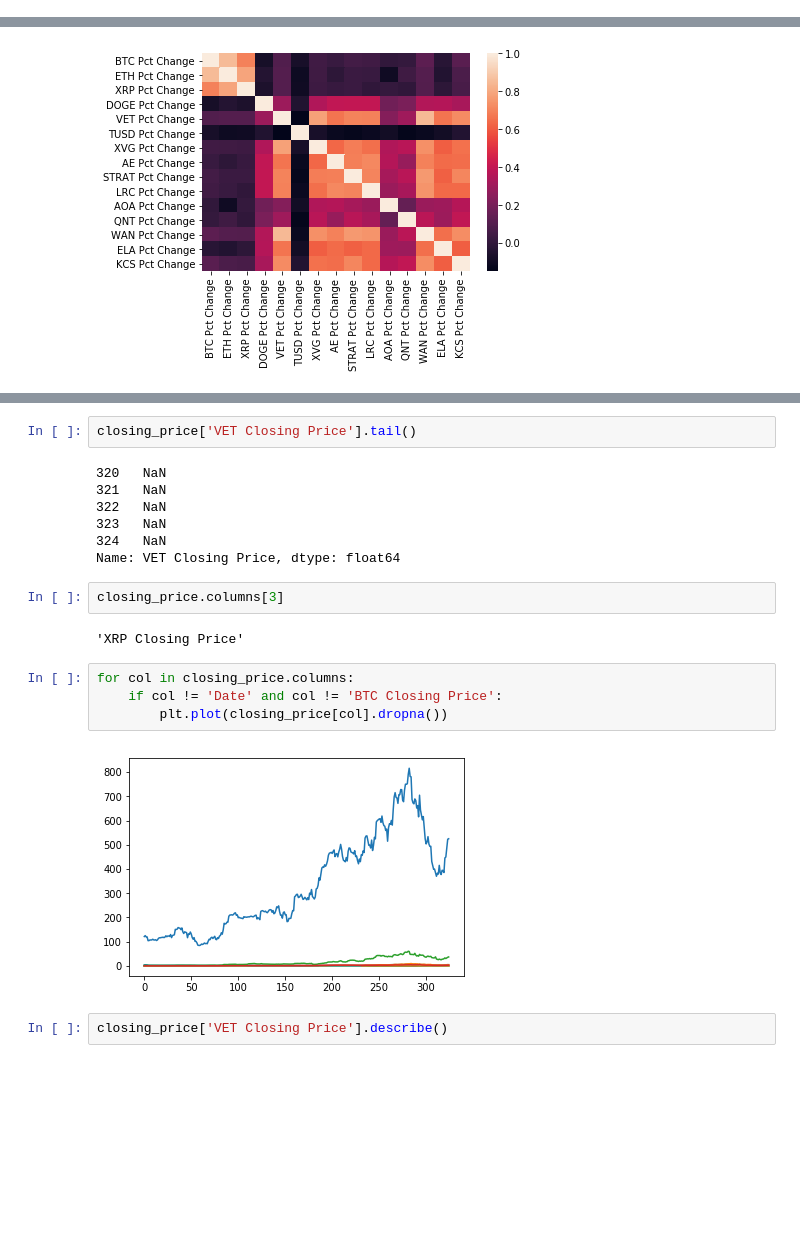
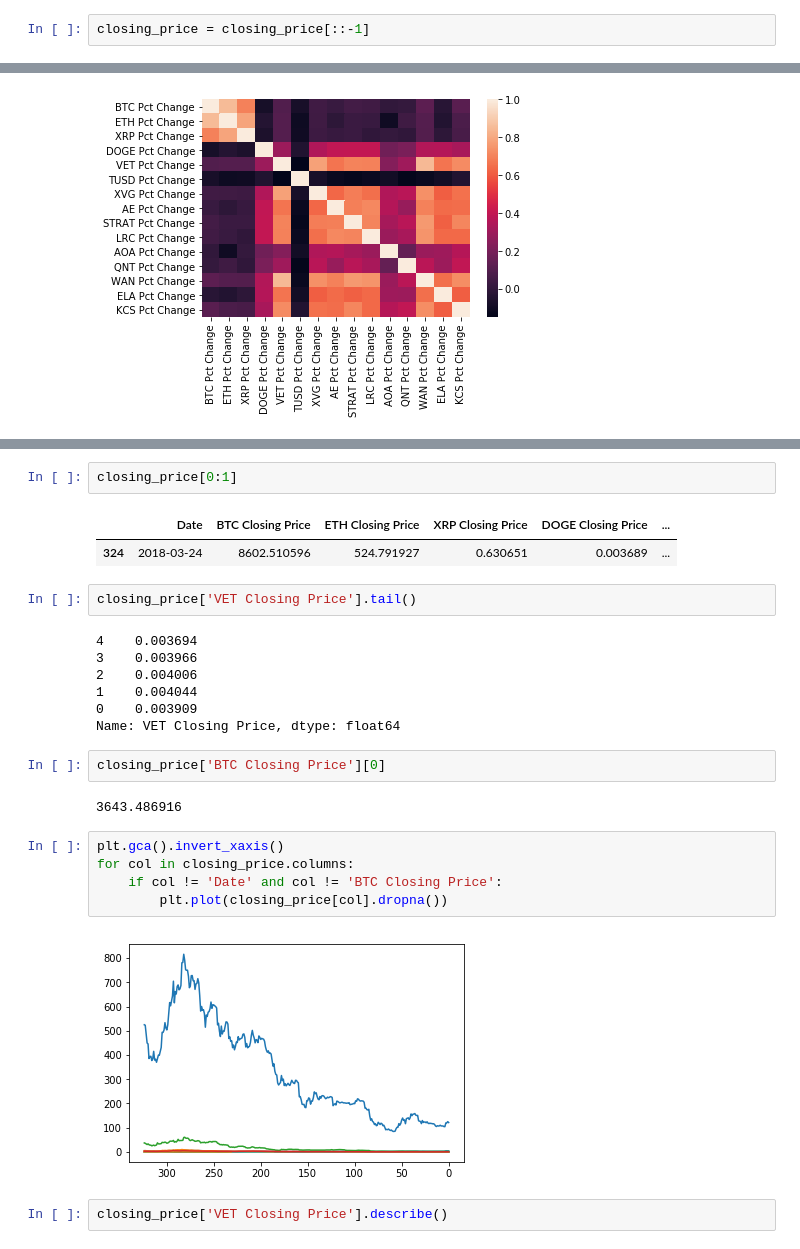
Before and after one commit to kevzha/CryptoAnalysis, a Jupyter notebook: Heatmaps_Graphing.ipynb, the cells around one changed output, grey strips where cells are left out. Cells and saved outputs as stored; diff of their text form; blank space fills up the shorter version.

Commit message:
reversing dataframe

```diff
--- a/Heatmaps_Graphing.ipynb
+++ b/Heatmaps_Graphing.ipynb
@@ -29,3 +23,5 @@ pct_change.corr()
+# %%
+closing_price = closing_price[::-1]
 # %%
 t3b3_heatmap = sns.heatmap(pct_change.corr(),
         xticklabels=pct_change.corr(),
@@ -42,22 +41,28 @@ closing_price.tail(2)
+# %%
+closing_price[0:1]
+# %% [output]
+|  | Date | BTC Closing Price | ETH Closing Price | XRP Closing Price | DOGE Closing Price | ... |
+| 324 | 2018-03-24 | 8602.510596 | 524.791927 | 0.630651 | 0.003689 | ... |
 # %%
 closing_price['VET Closing Price'].tail()
 # %% [output]
-320   NaN
-321   NaN
-322   NaN
-323   NaN
-324   NaN
+4    0.003694
+3    0.003966
+2    0.004006
+1    0.004044
+0    0.003909
 Name: VET Closing Price, dtype: float64
-# %%
-closing_price.columns[3]
-# %% [output]
-'XRP Closing Price'
+# %%
+closing_price['BTC Closing Price'][0]
+# %% [output]
+3643.486916
 # %%
+plt.gca().invert_xaxis()
 for col in closing_price.columns:
     if col != 'Date' and col != 'BTC Closing Price':
         plt.plot(closing_price[col].dropna())
 # %% [output]
-[figure, old version]
+[figure, new version]
 # %%
 closing_price['VET Closing Price'].describe()
 # %% [output]
```
Also changed, not shown: parts of 8 cells of this notebook.
